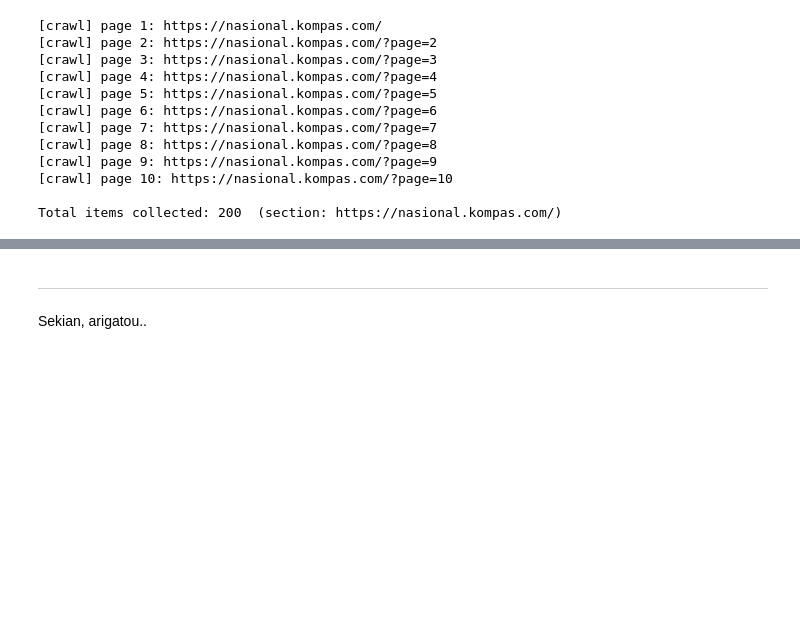
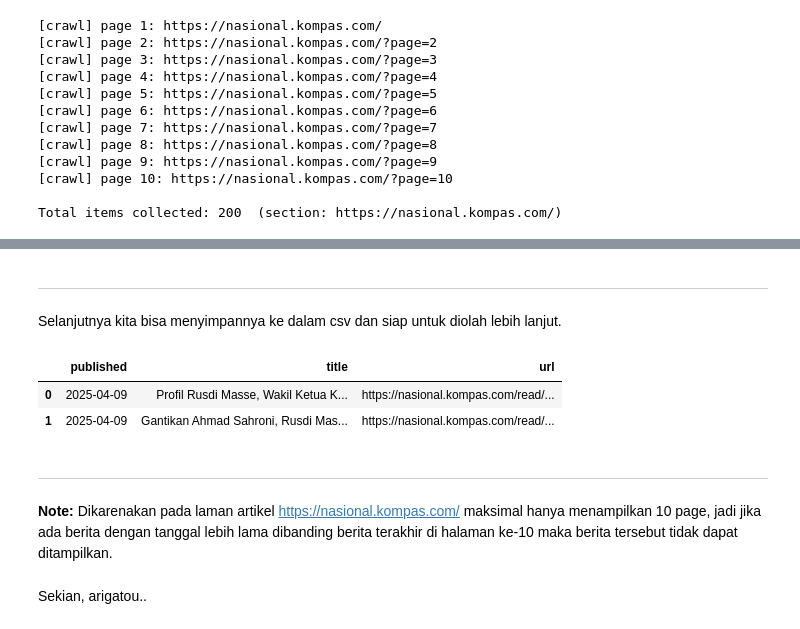
Before and after one commit to WayanRadit29/College_Data_Mining, a Jupyter notebook: Web_Scrapping/web_scraping.ipynb, the cells around one changed output, grey strips where cells are left out. Saved outputs shown, nothing was run; the diff lists cells and outputs as text; code cells hidden in the pictures; blank space fills up the shorter version.

Commit message:
Revised and adding detail to notebook by my friend

```diff
--- a/Web_Scrapping/News_Web_Scraping.ipynb
+++ b/Web_Scrapping/web_scraping.ipynb
@@ -61,9 +62,9 @@ TIMEOUT_S      = 20
 UA             = "TestScraper/1.0"
 LANG_HDR       = "id,en;q=0.9"
 
-KEYWORDS = ["demo", "unjuk rasa", "protes"]
+KEYWORDS = ["sahroni"]
 START_DATE = "2025-01-09"
-END_DATE   = "2025-01-09"
+END_DATE   = "2025-04-09"
 
 MATCH_IN = "title"
 CASE_SENSITIVE = False
@@ -655,16 +672,3 @@ def _matches_keywords(text, keywords):
         if needle in hay:
             return True
     return False
-
-# ==== (Opsional) Lengkapi teks artikel jika MATCH_IN == "title+text" ====
-if MATCH_IN == "title+text":
-    for r in rows:
-        if not r.get("text"):
-            try:
-                d = parse_article_detail(r["url"])
-                r["text"] = d.get("text")
-                if not r.get("title"):     r["title"] = d.get("title")
-                if not r.get("published"): r["published"] = parse_id_date(d.get("published_raw"))
-            except Exception as e:
-                r["error_detail_text"] = str(e)
-            time.sleep(random.uniform(*DELAY_S))
@@ -756,6 +747,30 @@ Caranya:
-# %% [markdown]
----
-Sekian, arigatou..
+# %% [markdown]
+---
+Selanjutnya kita bisa menyimpannya ke dalam csv dan siap untuk diolah lebih lanjut.
+# %%
+rows_csv = [{
+    "published": (it.get("published").isoformat()
+                  if hasattr(it.get("published"), "isoformat") else it.get("published")),
+    "title": it.get("title"),
+    "url": it.get("url")
+} for it in filtered_sorted]
+
+df = pd.DataFrame(rows_csv)
+
+# df.to_csv("/content/kompas_filtered.csv", index=False, encoding="utf-8")
+# print("CSV disimpan ke /content/kompas_filtered.csv, rows:", len(df))
+# %%
+df.head()
+# %% [output]
+|  | published | title | url |
+| 0 | 2025-04-09 | Profil Rusdi Masse, Wakil Ketua K... | https://nasional.kompas.com/read/... |
+| 1 | 2025-04-09 | Gantikan Ahmad Sahroni, Rusdi Mas... | https://nasional.kompas.com/read/... |
+# %% [markdown]
+---
+**Note:**
+Dikarenakan pada laman artikel https://nasional.kompas.com/ maksimal hanya menampilkan 10 page, jadi jika ada berita dengan tanggal lebih lama dibanding berita terakhir di halaman ke-10 maka berita tersebut tidak dapat ditampilkan.
+# %% [markdown]
+Sekian, arigatou..
 # %% [markdown]
 <p align="align-left">
   <img src="https://media1.tenor.com/m/u-0BLG9HxAQAAAAC/mambo-matikanetannhauser.gif" width="320" alt="Mambo">
```
Also changed, not shown: parts of 22 cells of this notebook.
